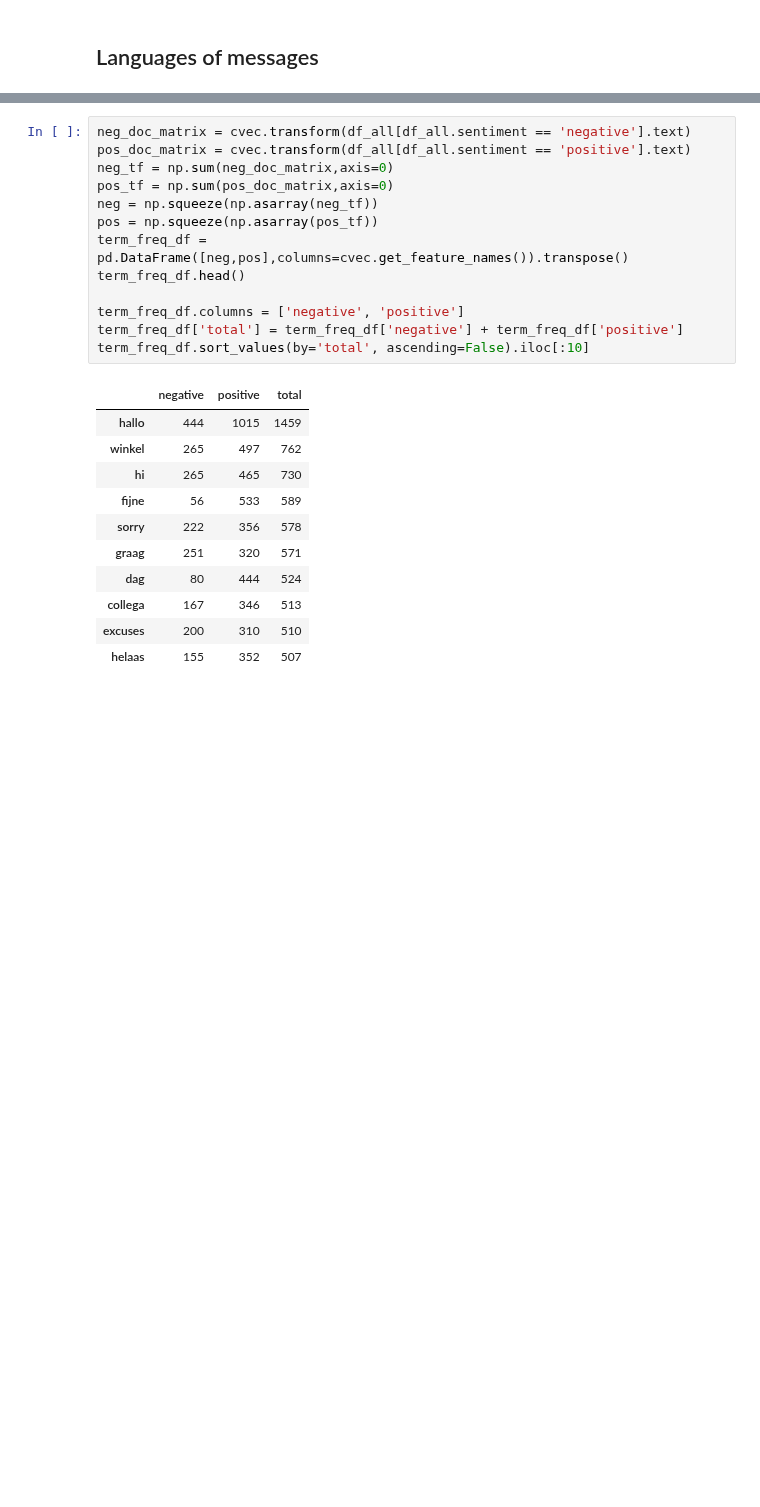
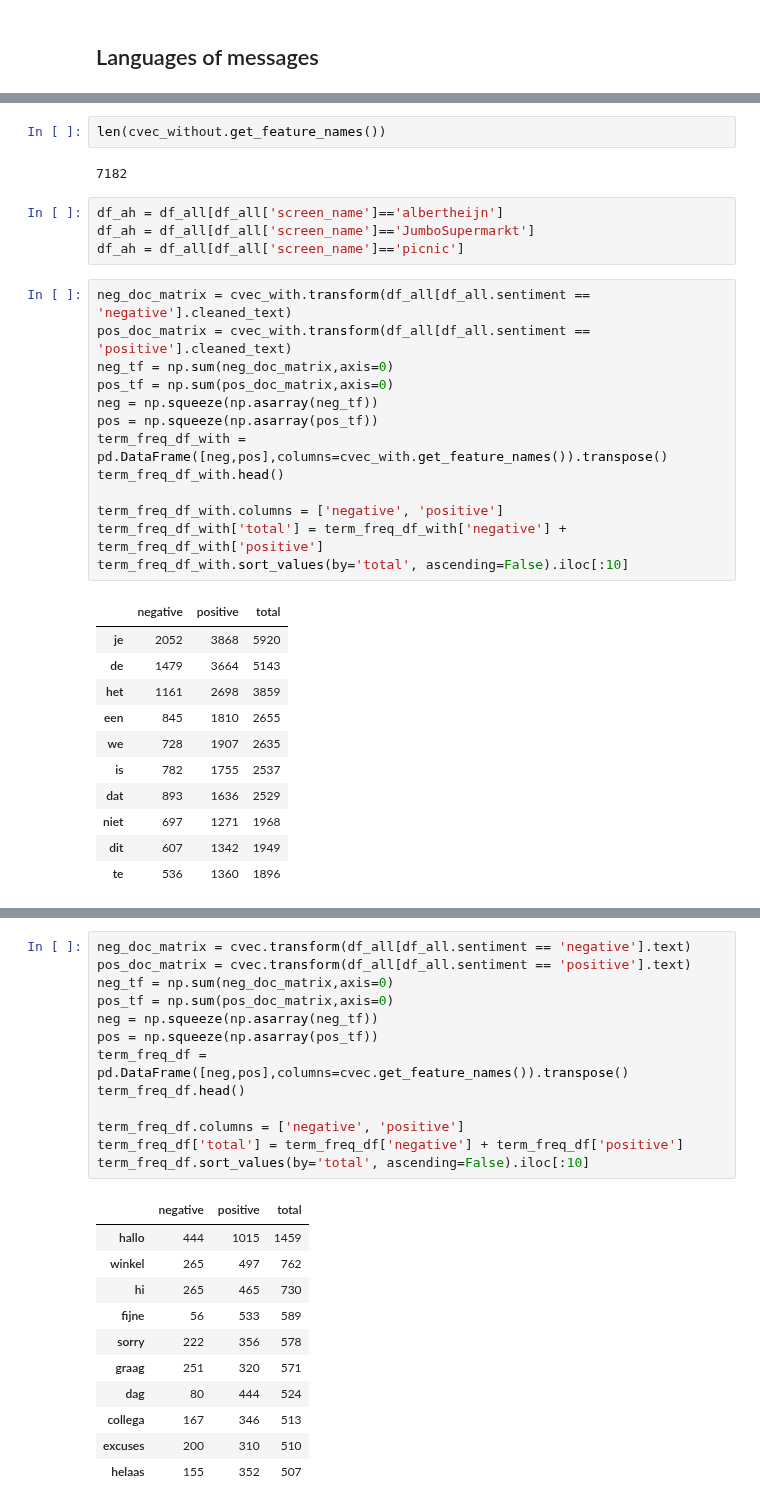
Before and after one commit to dpbac/twitter_analysis_online_grocery_NL, a Jupyter notebook: notebooks/04-EDA and Sentiment Analysis.ipynb, the cells around one changed output, grey strips where cells are left out. Cells and saved outputs as stored; diff of their text form; blank space fills up the shorter version.

```diff
--- a/notebooks/04-EDA and Sentiment Analysis.ipynb
+++ b/notebooks/04-EDA and Sentiment Analysis.ipynb
@@ -471,0 +540,33 @@ len(cvec.get_feature_names())
+# %%
+len(cvec_without.get_feature_names())
+# %% [output]
+7182
+# %%
+df_ah = df_all[df_all['screen_name']=='albertheijn']
+df_ah = df_all[df_all['screen_name']=='JumboSupermarkt']
+df_ah = df_all[df_all['screen_name']=='picnic']
+# %%
+neg_doc_matrix = cvec_with.transform(df_all[df_all.sentiment == 'negative'].cleaned_text)
+pos_doc_matrix = cvec_with.transform(df_all[df_all.sentiment == 'positive'].cleaned_text)
+neg_tf = np.sum(neg_doc_matrix,axis=0)
+pos_tf = np.sum(pos_doc_matrix,axis=0)
+neg = np.squeeze(np.asarray(neg_tf))
+pos = np.squeeze(np.asarray(pos_tf))
+term_freq_df_with = pd.DataFrame([neg,pos],columns=cvec_with.get_feature_names()).transpose()
+term_freq_df_with.head()
+
+term_freq_df_with.columns = ['negative', 'positive']
+term_freq_df_with['total'] = term_freq_df_with['negative'] + term_freq_df_with['positive']
+term_freq_df_with.sort_values(by='total', ascending=False).iloc[:10]
+# %% [output]
+|  | negative | positive | total |
+| je | 2052 | 3868 | 5920 |
+| de | 1479 | 3664 | 5143 |
+| het | 1161 | 2698 | 3859 |
+| een | 845 | 1810 | 2655 |
+| we | 728 | 1907 | 2635 |
+| is | 782 | 1755 | 2537 |
+| dat | 893 | 1636 | 2529 |
+| niet | 697 | 1271 | 1968 |
+| dit | 607 | 1342 | 1949 |
+| te | 536 | 1360 | 1896 |
```
Also changed, not shown: parts of 33 cells of this notebook.
